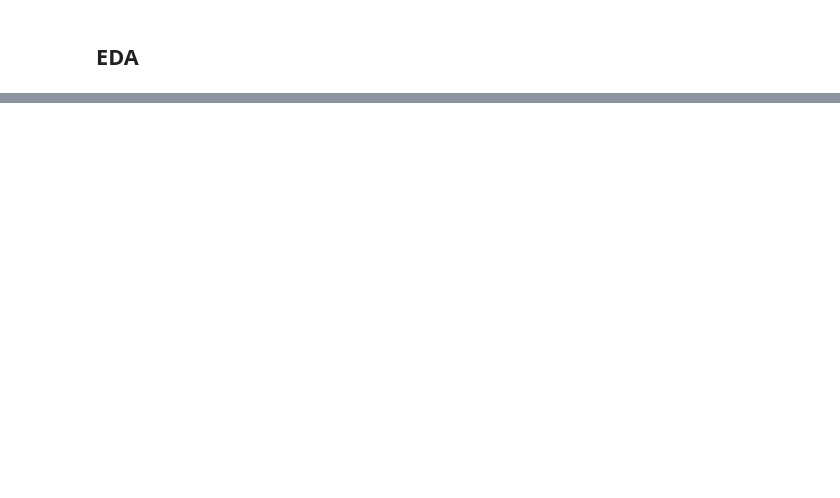
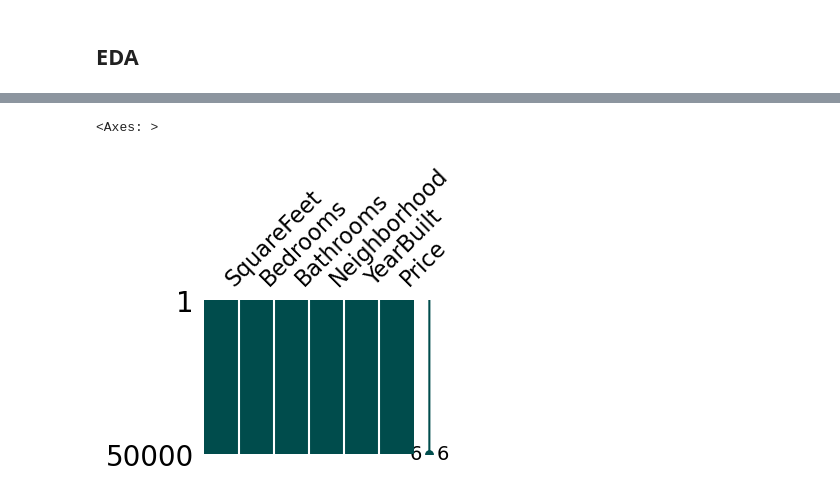
Before and after one commit to minamaher58/Housing-Price-Prediction, a Jupyter notebook: house_price_prediction.ipynb, the cells around one changed output, grey strips where cells are left out. Drawn from its saved outputs; the diff is of its cells as text; code cells hidden in the pictures; blank space fills up the shorter version.

```diff
--- a/house_price_prediction.ipynb
+++ b/house_price_prediction.ipynb
@@ -39,0 +53,5 @@ display(test.head())
+# %%
+msno.matrix(df=housing_data, figsize=(3,2), color=(0,.3,.3))
+# %% [output]
+<Axes: >
+[figure, added]
```
Also changed, not shown: parts of 17 cells of this notebook.
